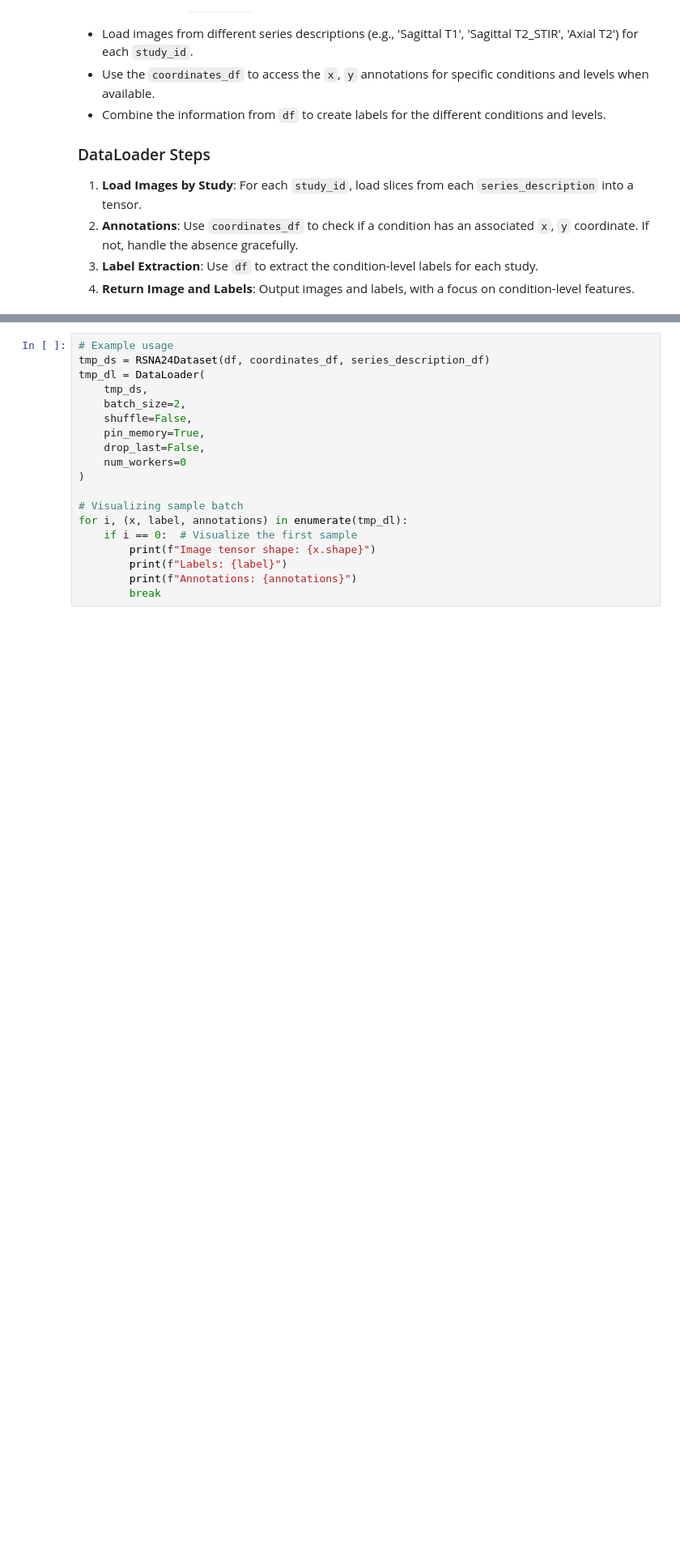
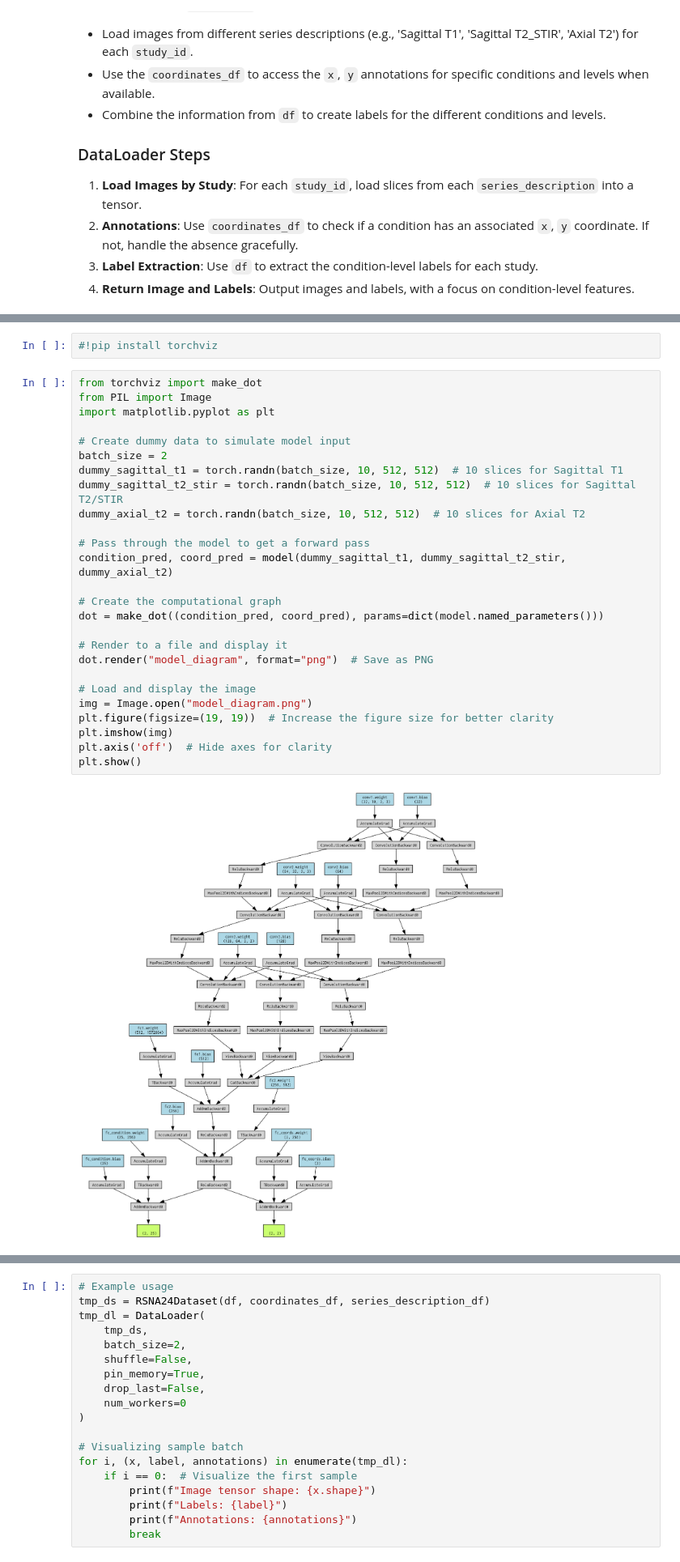
Before and after one commit to caxaxa/Kaggle-RSNA, a Jupyter notebook: training.ipynb, the cells around one changed output, grey strips where cells are left out. Shown at 81% size. Saved outputs shown, nothing was run; the diff lists cells and outputs as text; blank space fills up the shorter version.

Commit message:
Model Ready

```diff
--- a/training.ipynb
+++ b/training.ipynb
@@ -176,0 +284,30 @@ ImportError: libGL.so.1: cannot open shared object file: No such file or directo
+# %%
+#!pip install torchviz
+# %%
+from torchviz import make_dot
+from PIL import Image
+import matplotlib.pyplot as plt
+
+# Create dummy data to simulate model input
+batch_size = 2
+dummy_sagittal_t1 = torch.randn(batch_size, 10, 512, 512)  # 10 slices for Sagittal T1
+dummy_sagittal_t2_stir = torch.randn(batch_size, 10, 512, 512)  # 10 slices for Sagittal T2/STIR
+dummy_axial_t2 = torch.randn(batch_size, 10, 512, 512)  # 10 slices for Axial T2
+
+# Pass through the model to get a forward pass
+condition_pred, coord_pred = model(dummy_sagittal_t1, dummy_sagittal_t2_stir, dummy_axial_t2)
+
+# Create the computational graph
+dot = make_dot((condition_pred, coord_pred), params=dict(model.named_parameters()))
+
+# Render to a file and display it
+dot.render("model_diagram", format="png")  # Save as PNG
+
+# Load and display the image
+img = Image.open("model_diagram.png")
+plt.figure(figsize=(19, 19))  # Increase the figure size for better clarity
+plt.imshow(img)
+plt.axis('off')  # Hide axes for clarity
+plt.show()
+# %% [output]
+[figure, added]
```
Also changed, not shown: parts of 7 cells of this notebook, 2 other files.
